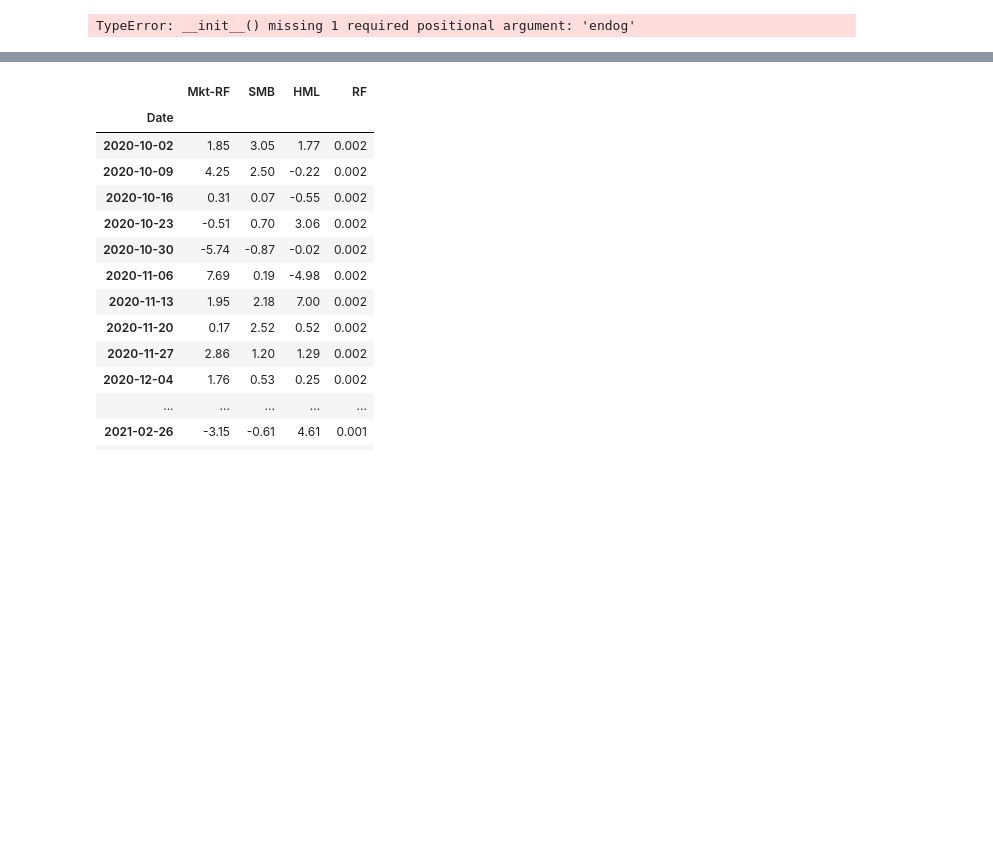
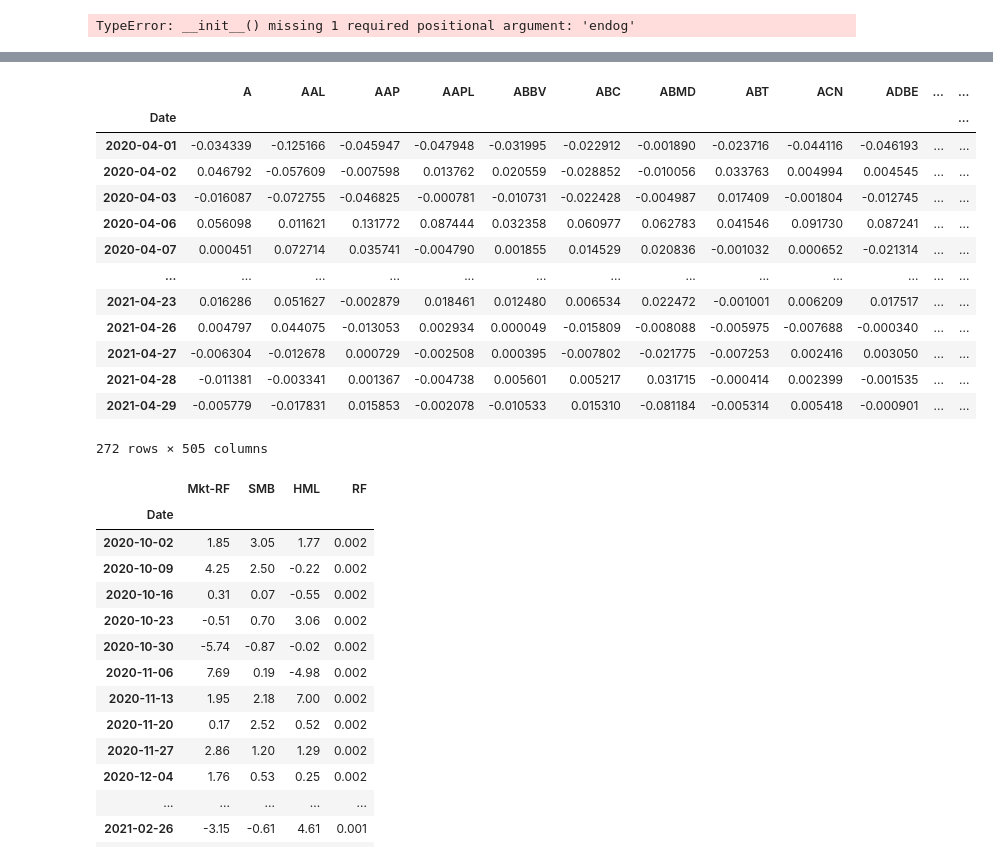
Before and after one commit to kevintr/DS_LAB_PSYCOLOGY_2021, a Jupyter notebook: FINANCE/Estrazione dati e Momentum.ipynb, the cells around one changed output, grey strips where cells are left out. Drawn from its saved outputs; the diff is of its cells as text; code cells hidden in the pictures; blank space fills up the shorter version.

```diff
--- a/FINANCE/Estrazione dati e Momentum.ipynb
+++ b/FINANCE/Estrazione dati e Momentum.ipynb
@@ -147,3 +126,7 @@ print(len(y))
 # %% [output]
 13
 13
+# %%
+fundsret = fundsret[1:]
+# %%
+fundsret.index = stocks_pct.index
@@ -150 +150,4 @@ print(len(y))
+# %%
+x = fundsret
+y = stocks_pct
 # %%
@@ -167,3 +163,24 @@ array([ 9.99999999e-01,  3.91146294e-01,  2.53645823e-01,  4.42839817e-01,
+# %%
+OLS_model = sm.OLS(y,x).fit()  # training the model
+predicted_values = OLS_model.predict()  # predicted values
+residual_values = OLS_model.resid # residual values
+# %%
+residual_values
+# %% [output]
+|  | A | AAL | AAP | AAPL | ABBV | ABC | ABMD | ABT | ACN | ADBE | ... | ... |
+| Date |  |  |  |  |  |  |  |  |  |  |  | ... |
+| 2020-04-01 | -0.034339 | -0.125166 | -0.045947 | -0.047948 | -0.031995 | -0.022912 | -0.001890 | -0.023716 | -0.044116 | -0.046193 | ... | ... |
+| 2020-04-02 | 0.046792 | -0.057609 | -0.007598 | 0.013762 | 0.020559 | -0.028852 | -0.010056 | 0.033763 | 0.004994 | 0.004545 | ... | ... |
+| 2020-04-03 | -0.016087 | -0.072755 | -0.046825 | -0.000781 | -0.010731 | -0.022428 | -0.004987 | 0.017409 | -0.001804 | -0.012745 | ... | ... |
+| 2020-04-06 | 0.056098 | 0.011621 | 0.131772 | 0.087444 | 0.032358 | 0.060977 | 0.062783 | 0.041546 | 0.091730 | 0.087241 | ... | ... |
+| 2020-04-07 | 0.000451 | 0.072714 | 0.035741 | -0.004790 | 0.001855 | 0.014529 | 0.020836 | -0.001032 | 0.000652 | -0.021314 | ... | ... |
+| ... | ... | ... | ... | ... | ... | ... | ... | ... | ... | ... | ... | ... |
+| 2021-04-23 | 0.016286 | 0.051627 | -0.002879 | 0.018461 | 0.012480 | 0.006534 | 0.022472 | -0.001001 | 0.006209 | 0.017517 | ... | ... |
+| 2021-04-26 | 0.004797 | 0.044075 | -0.013053 | 0.002934 | 0.000049 | -0.015809 | -0.008088 | -0.005975 | -0.007688 | -0.000340 | ... | ... |
+| 2021-04-27 | -0.006304 | -0.012678 | 0.000729 | -0.002508 | 0.000395 | -0.007802 | -0.021775 | -0.007253 | 0.002416 | 0.003050 | ... | ... |
+| 2021-04-28 | -0.011381 | -0.003341 | 0.001367 | -0.004738 | 0.005601 | 0.005217 | 0.031715 | -0.000414 | 0.002399 | -0.001535 | ... | ... |
+| 2021-04-29 | -0.005779 | -0.017831 | 0.015853 | -0.002078 | -0.010533 | 0.015310 | -0.081184 | -0.005314 | 0.005418 | -0.000901 | ... | ... |
+272 rows × 505 columns
 # %%
 # factors = reader.DataReader('F-F_Research_Data_Factors_weekly','famafrench',start,end)[0]
 # factors
```
Also changed, not shown: parts of 17 cells of this notebook, 5 other files.
